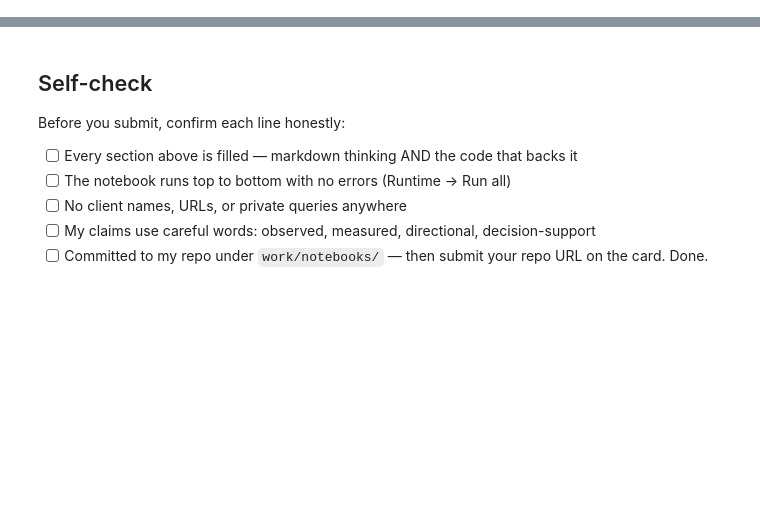
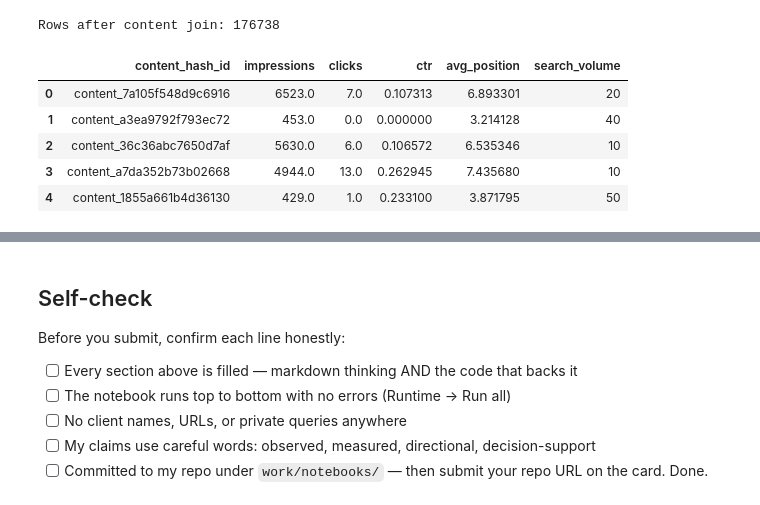
Before and after one commit to ridoy1211/Flyrank-Internship-ML, a Jupyter notebook: work/notebooks/w04_baseline_score.ipynb, the cells around one changed output, grey strips where cells are left out. Cells and saved outputs as stored; diff of their text form; code cells hidden in the pictures; blank space fills up the shorter version.

```diff
--- a/work/notebooks/w04_baseline_score.ipynb
+++ b/work/notebooks/w04_baseline_score.ipynb
@@ -22,0 +282,55 @@ This skeleton is yours to fill. Work the sections **in order** — each one has
+# %%
+# ============================================
+# Signal 2 — Add search volume
+# ============================================
+
+volume_data = con.sql(f"""
+    SELECT
+        client_hash_id,
+        content_hash_id,
+        search_volume,
+        content_type,
+        main_intent
+    FROM {TABLES["dim_content"]}
+""").df()
+
+# Ensure 'search_volume' exists in volume_data after SQL query
+# This check is defensive against unexpected data retrieval issues.
+if 'search_volume' not in volume_data.columns:
+    print("Warning: 'search_volume' column missing from volume_data. Adding as NaN.")
+    volume_data['search_volume'] = np.nan # Add with NaNs to prevent KeyError downstream
+
+page_march = page_march.merge(
+    volume_data,
+    on=["client_hash_id", "content_hash_id"],
+    how="left"
+)
+
+# After merge, ensure the column is there for display, even if all NaNs.
+# This handles cases where the merge itself might unexpectedly drop columns (unlikely for left merge)
+# or if 'search_volume' was only in some rows of volume_data, leading to unexpected behavior.
+if 'search_volume' not in page_march.columns:
+    print("Warning: 'search_volume' column still missing from page_march after merge. Adding as NaN.")
+    page_march['search_volume'] = np.nan
+
+print("Rows after content join:", len(page_march))
+display(
+    page_march[
+        [
+            "content_hash_id",
+            "impressions",
+            "clicks",
+            "ctr",
+            "avg_position",
+            "search_volume"
+        ]
+    ].head()
+)
+# %% [output]
+Rows after content join: 176738
+|  | content_hash_id | impressions | clicks | ctr | avg_position | search_volume |
+| 0 | content_7a105f548d9c6916 | 6523.0 | 7.0 | 0.107313 | 6.893301 | 20 |
+| 1 | content_a3ea9792f793ec72 | 453.0 | 0.0 | 0.000000 | 3.214128 | 40 |
+| 2 | content_36c36abc7650d7af | 5630.0 | 6.0 | 0.106572 | 6.535346 | 10 |
+| 3 | content_a7da352b73b02668 | 4944.0 | 13.0 | 0.262945 | 7.435680 | 10 |
+| 4 | content_1855a661b4d36130 | 429.0 | 1.0 | 0.233100 | 3.871795 | 50 |
```
Also changed, not shown: parts of 31 cells of this notebook.
